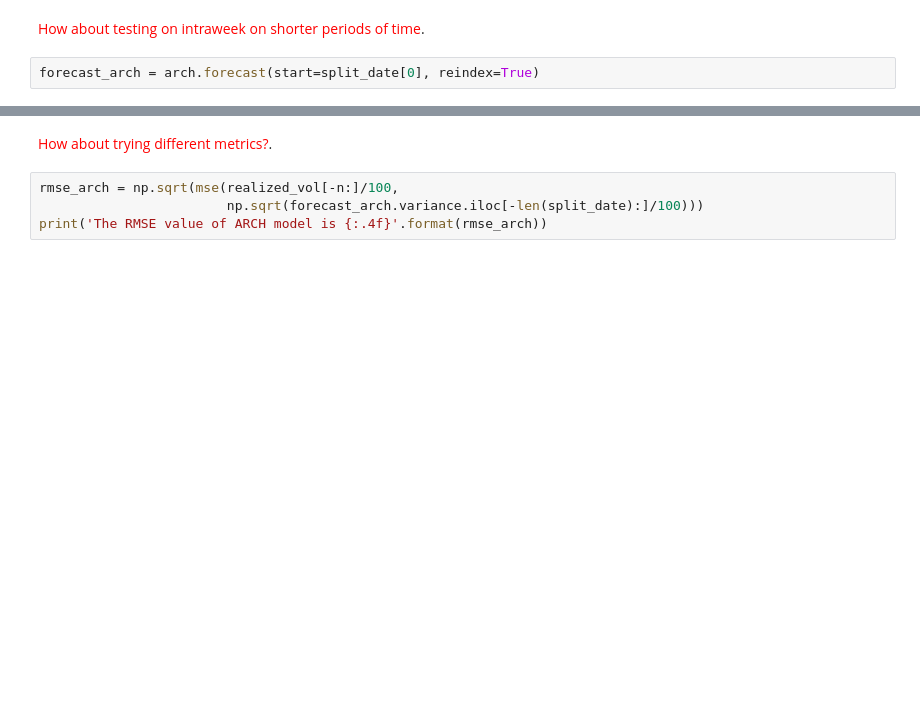
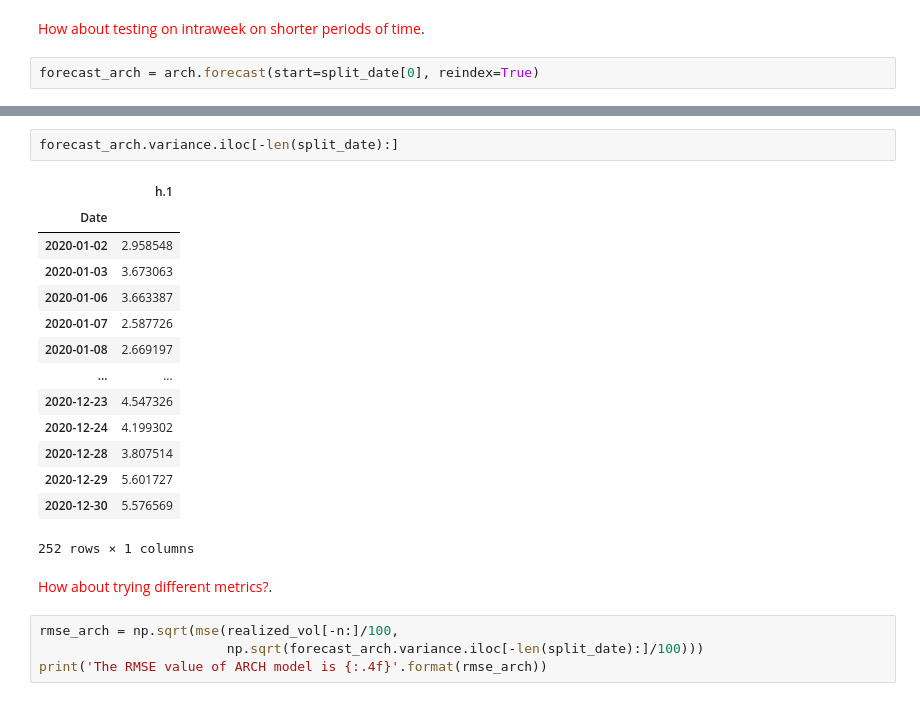
Before and after one commit to corentinwerenne/volatility_prediction, a Jupyter notebook: arch.ipynb, the cells around one changed output, grey strips where cells are left out. Cells and saved outputs as stored; diff of their text form; blank space fills up the shorter version.

```diff
--- a/arch.ipynb
+++ b/arch.ipynb
@@ -106,3 +134,20 @@ forecast_arch = arch.forecast(start=split_date[0], reindex=True)
+# %%
+forecast_arch.variance.iloc[-len(split_date):]
+# %% [output]
+|  | h.1 |
+| Date |  |
+| 2020-01-02 | 2.958548 |
+| 2020-01-03 | 3.673063 |
+| 2020-01-06 | 3.663387 |
+| 2020-01-07 | 2.587726 |
+| 2020-01-08 | 2.669197 |
+| ... | ... |
+| 2020-12-23 | 4.547326 |
+| 2020-12-24 | 4.199302 |
+| 2020-12-28 | 3.807514 |
+| 2020-12-29 | 5.601727 |
+| 2020-12-30 | 5.576569 |
+252 rows × 1 columns
 # %% [markdown]
 <span style="color:red">How about trying different metrics?</span>.
 # %%
```
Also changed, not shown: parts of 7 cells of this notebook, 1 other file.
